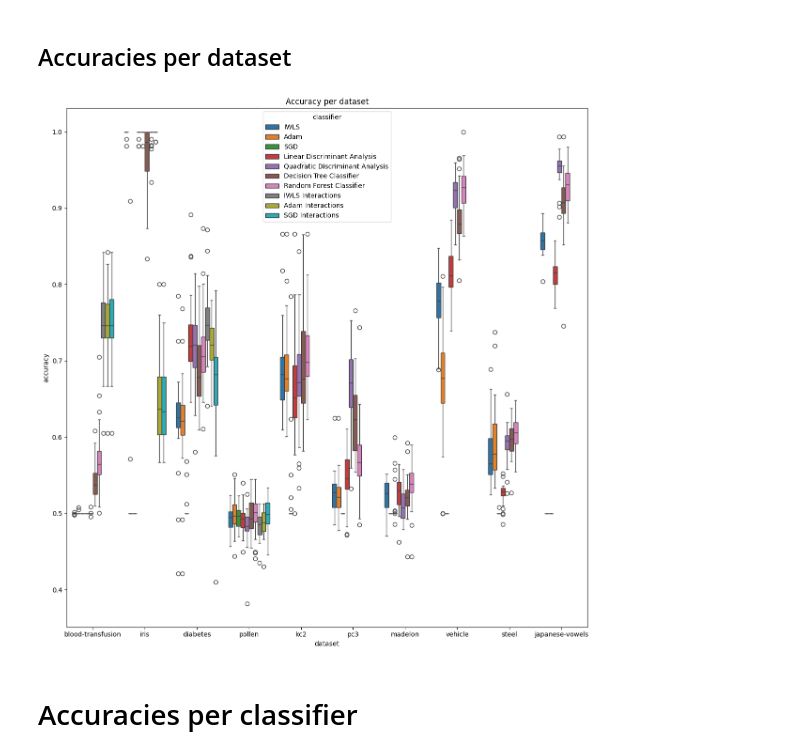
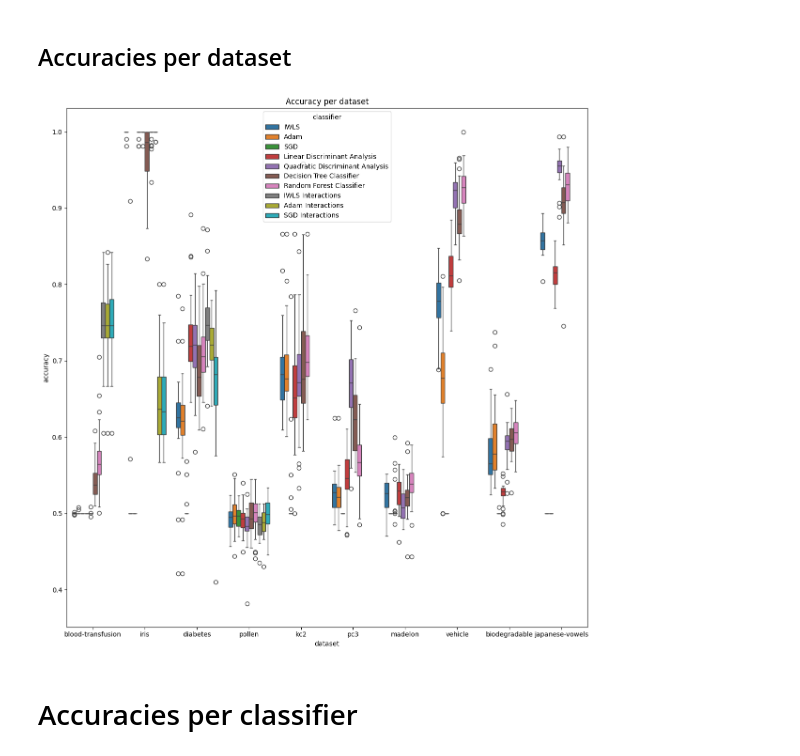
Before and after one commit to PrusWielki/advml-proj-1, a Jupyter notebook: task3.ipynb, the cells around one changed output. Saved outputs shown, nothing was run; the diff lists cells and outputs as text; code cells hidden in the pictures.

```diff
--- a/task3.ipynb
+++ b/task3.ipynb
@@ -449,19 +457,20 @@ with open('accuracies', 'rb') as fp:
 # %%
 accuraciesDf = pd.DataFrame(accuracies[0],columns=['accuracy','classifier','seed','split','interactions','dataset'])
 accuraciesDf=accuraciesDf.apply(lambda x:mapOptimizerToString(x),axis=1)
 concatAcc=accuraciesDf
 for i in range(1,len(accuracies)):
     accuraciesDf = pd.DataFrame(accuracies[i],columns=['accuracy','classifier','seed','split','interactions','dataset'])
     accuraciesDf=accuraciesDf.apply(lambda x:mapOptimizerToString(x),axis=1)
     concatAcc=pd.concat([concatAcc, accuraciesDf], ignore_index=True, sort=False)
 plt.figure(figsize=(12,12))
+concatAcc['dataset'] = concatAcc['dataset'].replace('steel','biodegradable')
 sns.boxplot(concatAcc,x='dataset',y='accuracy',hue='classifier')
 plt.title('Accuracy per dataset')
 plt.tight_layout()
 plt.savefig('Accuracy-per-dataset.pdf')
 plt.show()
 # %% [output]
-[figure, old version]
+[figure, new version]
 # %% [markdown]
 # Accuracies per classifier
 # %%
```
Also changed, not shown: parts of 4 cells of this notebook, 19 other files.
